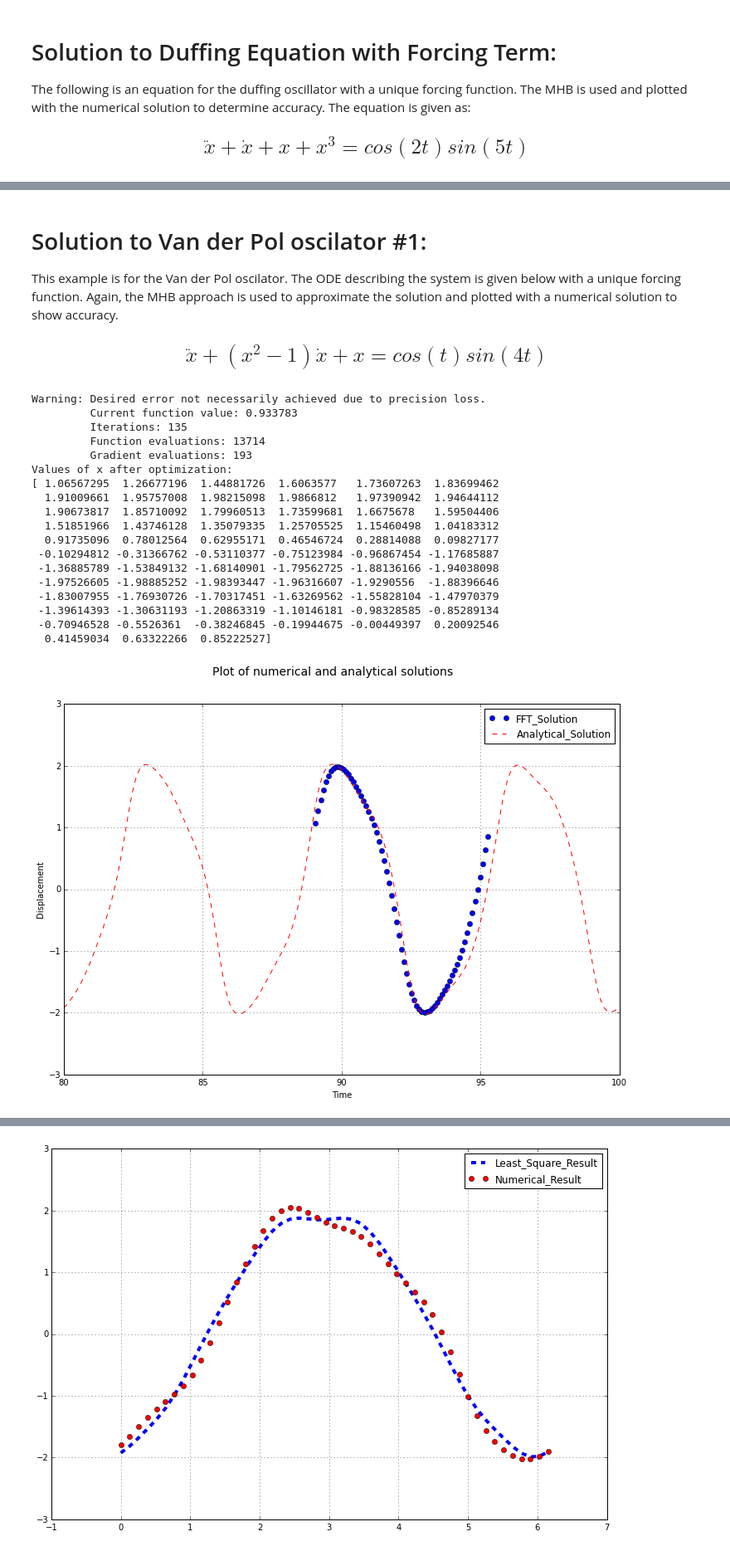
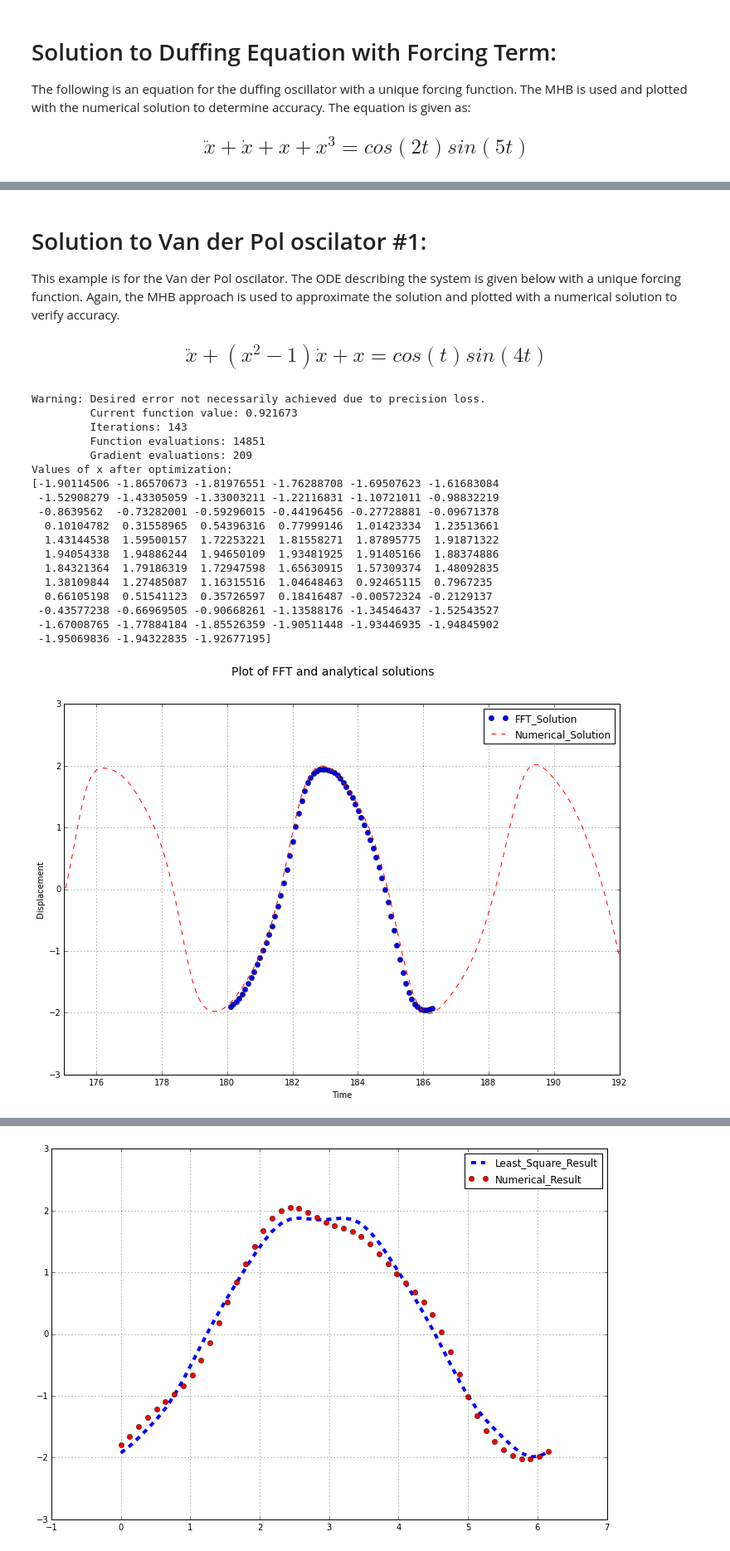
Before and after one commit to blankam/NLD-project, a Jupyter notebook: ME7160_Project_Submission_Draft3_Complete.ipynb, the cells around one changed output, grey strips where cells are left out. Shown: that part at 83% size. Saved outputs shown, nothing was run; the diff lists cells and outputs as text; code cells hidden in the pictures.

```diff
--- a/ME7160_Project_Submission_Draft3_Complete.ipynb
+++ b/ME7160_Project_Submission_Draft3_Complete.ipynb
@@ -137,12 +141,12 @@ import numpy as np
 import matplotlib.pyplot as plt
 import sympy as sp
 
-N = 70 #define number of sample points
+N = 60 #define number of sample points
 t=np.linspace(0, 2*np.pi, N)
 t = t[0:-1]
 
 
-x0=np.ones(N-1)
+x0=1*np.ones(N-1)
 #x0=np.cos(2*t)
 
 f = np.cos(2*t)*np.sin(5*t)
@@ -175,19 +179,19 @@ from scipy.integrate import odeint
 def deriv(x, t):
     return np.array([x[1], -0.25*x[1] - x[0] - x[0]**3 + np.cos(2*t)*np.sin(5*t)])
 
-time = np.linspace(0.0, 100, 2000)
+time = np.linspace(0.0, 200, 2000)
 xinit=np.array([0,0])
 x = odeint(deriv, xinit, time)
 
 #Plot of numerical and analytical solutions
 fig = plt.figure(figsize = (12,8))
-plt.plot((22.022*np.pi)+t, sol.x, 'bo', label = 'FFT_Solution') #FFT solution plot
-plt.plot(time, x[:, 0], 'r--', label = 'Analytical_Solution') #analytical steady state solution to the above posed problem
+plt.plot((60.02*np.pi)+t, sol.x, 'bo', label = 'FFT_Solution') #FFT solution plot
+plt.plot(time, x[:, 0], 'r--', label = 'Numerical_Solution') #analytical steady state solution to the above posed problem
 plt.legend(loc = 'upper right')
 fig.suptitle('Plot of FFT and numerical solutions', fontsize = 14)
 plt.xlabel('Time')
 plt.ylabel('Displacement')
-plt.axis([69, 76, -0.25, 0.25])
+plt.axis([186, 198, -0.25, 0.25])
 plt.grid()
 plt.show()
 # %% [output]
@@ -215,6 +221,6 @@ Values of x after optimization:
 # %% [markdown]
 # Solution to Van der Pol oscilator #1:
-This example is for the Van der Pol oscilator. The ODE describing the system is given below with a unique forcing function. Again, the MHB approach is used to approximate the solution and plotted with a numerical solution to show accuracy.
+This example is for the Van der Pol oscilator. The ODE describing the system is given below with a unique forcing function. Again, the MHB approach is used to approximate the solution and plotted with a numerical solution to verify accuracy.
 
 ## $$\ddot{x} + (x^2 - 1)\dot{x} + x = cos(t)sin(4t)$$
 # %%
@@ -231,7 +237,7 @@ F = 1
 
 #x0=1.5*np.ones(N-1)
 #x0=1.48*np.cos(1*t)
-x0=3.0*np.sin(4*t)*np.cos(1*t)
+x0=1.5*np.sin(4*t)*np.cos(1*t)
 
 f = F*np.cos(1*t)*np.sin(4*t)
 freq = np.fft.fftfreq(N-1, 1/(N-1))+.00000000001 #define Fourier Transform sample frequencies
@@ -248,52 +254,52 @@ def resFun(x):
 # Goal of the function is to minimize error between solution guess x0 and response in order to
 # converge to a solution
 from scipy.optimize import minimize
 sol = minimize(resFun, x0, method = 'BFGS', options={'maxiter':50000, 'disp':True})
 #sol = minimize(resFun, x0)
 
 print('Values of x after optimization:')
 print(sol.x)
 
 #Optional to plot Jacobian of the minimize function
 #print(sol.jac)
 
 #Numerical solution
 from scipy.integrate import odeint
 def deriv(x,t):
     return np.array([x[1], -(x[0]**2 - 1)*x[1] - x[0] + F*np.cos(1*t)*np.sin(4*t)])
 
-time=np.linspace(0.0,100,2000)
+time=np.linspace(0.0,200,2000)
 xinit=np.array([-2, 0])
 x=odeint(deriv, xinit, time)
 
 #Plot of numerical and analytical solutions
 fig = plt.figure(figsize = (12,8))
-plt.plot((28.35*np.pi)+t, sol.x, 'bo', label = 'FFT_Solution') #FFT solution plot
-plt.plot(time, x[:,0] , 'r--', label = 'Analytical_Solution') #analytical steady state solution to the above posed problem
+plt.plot((57.325*np.pi)+t, sol.x, 'bo', label = 'FFT_Solution') #FFT solution plot
+plt.plot(time, x[:,0] , 'r--', label = 'Numerical_Solution') #analytical steady state solution to the above posed problem
 plt.legend(loc = 'upper right')
-fig.suptitle('Plot of numerical and analytical solutions', fontsize = 14)
+fig.suptitle('Plot of FFT and analytical solutions', fontsize = 14)
 plt.xlabel('Time')
 plt.ylabel('Displacement')
-plt.axis([80, 100, -3, 3])
+plt.axis([175, 192, -3, 3])
 plt.grid()
 plt.show()
 # %% [output]
 Warning: Desired error not necessarily achieved due to precision loss.
-         Current function value: 0.933783
-         Iterations: 135
-         Function evaluations: 13714
-         Gradient evaluations: 193
+         Current function value: 0.921673
+         Iterations: 143
+         Function evaluations: 14851
+         Gradient evaluations: 209
 Values of x after optimization:
-[ 1.06567295  1.26677196  1.44881726  1.6063577   1.73607263  1.83699462
-  1.91009661  1.95757008  1.98215098  1.9866812   1.97390942  1.94644112
-  1.90673817  1.85710092  1.79960513  1.73599681  1.6675678   1.59504406
-  1.51851966  1.43746128  1.35079335  1.25705525  1.15460498  1.04183312
-  0.91735096  0.78012564  0.62955171  0.46546724  0.28814088  0.09827177
- -0.10294812 -0.31366762 -0.53110377 -0.75123984 -0.96867454 -1.17685887
- -1.36885789 -1.53849132 -1.68140901 -1.79562725 -1.88136166 -1.94038098
- -1.97526605 -1.98885252 -1.98393447 -1.96316607 -1.9290556  -1.88396646
- -1.83007955 -1.76930726 -1.70317451 -1.63269562 -1.55828104 -1.47970379
- -1.39614393 -1.30631193 -1.20863319 -1.10146181 -0.98328585 -0.85289134
- -0.70946528 -0.5526361  -0.38246845 -0.19944675 -0.00449397  0.20092546
-  0.41459034  0.63322266  0.85222527]
+[-1.90114506 -1.86570673 -1.81976551 -1.76288708 -1.69507623 -1.61683084
+ -1.52908279 -1.43305059 -1.33003211 -1.22116831 -1.10721011 -0.98832219
+ -0.8639562  -0.73282001 -0.59296015 -0.44196456 -0.27728881 -0.09671378
+  0.10104782  0.31558965  0.54396316  0.77999146  1.01423334  1.23513661
+  1.43144538  1.59500157  1.72253221  1.81558271  1.87895775  1.91871322
+  1.94054338  1.94886244  1.94650109  1.93481925  1.91405166  1.88374886
+  1.84321364  1.79186319  1.72947598  1.65630915  1.57309374  1.48092835
+  1.38109844  1.27485087  1.16315516  1.04648463  0.92465115  0.7967235
+  0.66105198  0.51541123  0.35726597  0.18416487 -0.00572324 -0.2129137
+ -0.43577238 -0.66969505 -0.90668261 -1.13588176 -1.34546437 -1.52543527
+ -1.67008765 -1.77884184 -1.85526359 -1.90511448 -1.93446935 -1.94845902
+ -1.95069836 -1.94322835 -1.92677195]
-[figure, old version]
+[figure, new version]
```
Also changed, not shown: parts of 18 cells of this notebook.
